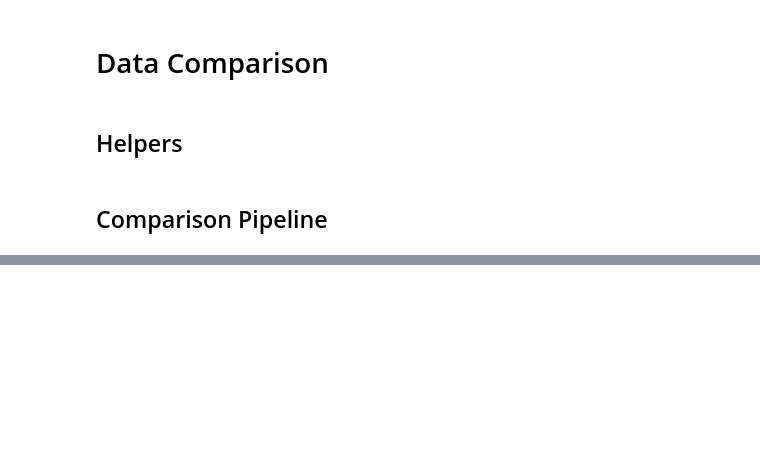
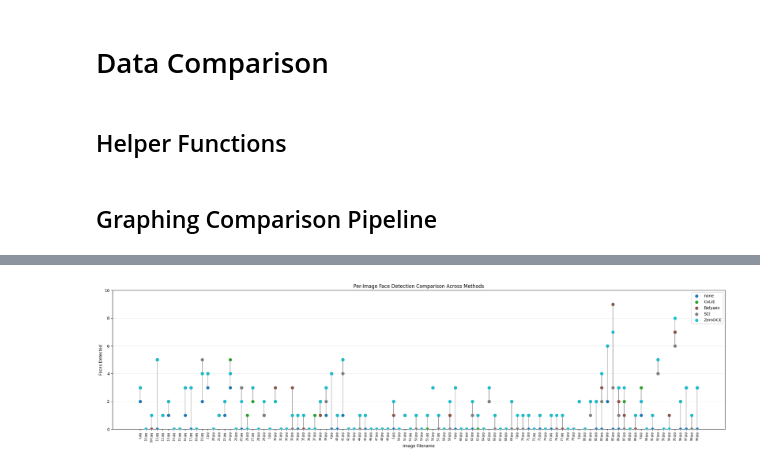
Before and after one commit to DeanP-R/modern-llie-methods, a Jupyter notebook: llie_comparison.ipynb, the cells around one changed output, grey strips where cells are left out. Drawn from its saved outputs; the diff is of its cells as text; code cells hidden in the pictures; blank space fills up the shorter version.

```diff
--- a/llie_comparison.ipynb
+++ b/llie_comparison.ipynb
@@ -426,7 +663,7 @@ Done.
 # %% [markdown]
 # Data Comparison
-# %% [markdown]
-## Helpers
+# %% [markdown]
+## Helper Functions
 # %%
 def detect_faces_with_boxes(img_dir, result_path):
     from insightface.app import FaceAnalysis
@@ -487,7 +724,7 @@ def evaluate_detection_with_iou(pred_boxes, gt_boxes, iou_thresh=0.5):
     fn = len(gt_boxes) - len(matched_gt)
     return tp, fp, fn
 # %% [markdown]
-## Comparison Pipeline
+## Graphing Comparison Pipeline
 # %%
 import os
 import json
@@ -499,13 +736,9 @@ import numpy as np
 # ---------------------------
 results_dir = "./results"
 labels_dir = "./darkface/labels"
-pred_box_dir = "./results"  # <-- where you saved full box outputs
-methods_to_compare = ["none", "Belyaev", "CoLIE", "SCI", "Retinexformer"]
-method_a = "none"
-method_b = "CoLIE"
-method_c = "Belyaev"
+pred_box_dir = "./results"  # full box outputs (e.g., for IoU matching)
+methods_to_compare = ["none", "Belyaev", "CoLIE", "SCI", "Retinexformer", "ZeroDCE"]
 iou_threshold = 0.5
-y_max = 10
 
 # ---------------------------
 # Load Ground Truth Boxes
@@ -526,7 +759,7 @@ def load_ground_truth_boxes(label_dir):
     return gt
 
 # ---------------------------
-# IoU Helper
+# IoU Helpers
 # ---------------------------
 def compute_iou(box1, box2):
     xA = max(box1[0], box2[0])
@@ -563,13 +796,14 @@ def evaluate_detection_with_iou(pred_boxes, gt_boxes, iou_thresh=0.5):
     return TP, FP, FN
 
 # ---------------------------
-# IoU-Based Evaluation Summary
+# IoU Evaluation + Summary Table
 # ---------------------------
 print("\n=== IoU-based Evaluation Summary ===")
-print(f"{'Method':15} | {'Precision':>10} | {'Recall':>8} | {'F1 Score':>9} | {'TP':>4} | {'FP':>4} | {'FN':>4}")
-print("-" * 70)
+print(f"{'Method':15} | {'Precision':>10} | {'Recall':>8} | {'F1 Score':>9} | {'TP':>13} | {'FP':>14} | {'FN':>14}")
+print("-" * 90)
 
 gt_boxes = load_ground_truth_boxes(labels_dir)
+metric_summary = {}
 
 for method in methods_to_compare:
     pred_path = os.path.join(pred_box_dir, f"{method}.json")
@@ -591,6 +825,60 @@ for method in methods_to_compare:
     precision = TP / (TP + FP + 1e-6)
     recall = TP / (TP + FN + 1e-6)
     f1 = 2 * precision * recall / (precision + recall + 1e-6)
-    print(f"{method:15} | {precision:10.2f} | {recall:8.2f} | {f1:9.2f} | {TP:4} | {FP:4} | {FN:4}")
+
+    print(f"{method:15} | {precision:10.2f} | {recall:8.2f} | {f1:9.2f} | {TP:13} | {FP:14} | {FN:14}")
+
+    metric_summary[method] = (precision, recall, f1)
+
+# ---------------------------
+# Restore: Vertical Multi-Method Comparison Plot
+# ---------------------------
+def vertical_multimethod_lines(stats, methods, y_max=None):
+    """
+    For each image, draw dots for each method and connect them vertically.
+    """
+    methods = [m for m in methods if m in stats]
+    if len(methods) < 2:
+        print("Need at least two valid methods.")
+        return
+
+    img_keys = sorted(next(iter(stats.values())).keys())
+    x = np.arange(len(img_keys))
+    method_colours = plt.cm.get_cmap("tab10", len(methods))
+
+    plt.figure(figsize=(22, 6))
+
+    for i, img in enumerate(img_keys):
+        y_vals = [stats[m].get(img, 0) for m in methods]
+        for j, y in enumerate(y_vals):
+            plt.scatter(x[i], y, color=method_colours(j), s=50, zorder=3, label=methods[j] if i == 0 else "")
+            if j > 0:
+                plt.plot([x[i], x[i]], [y_vals[j - 1], y], color='gray', alpha=0.5)
+
+    plt.xticks(x, img_keys, rotation=90, fontsize=7)
+    plt.xlabel("Image Filename")
+    plt.ylabel("Faces Detected")
+    plt.title("Per-Image Face Detection Comparison Across Methods")
+    plt.ylim(0, y_max or max(max(stats[m].values()) for m in methods) + 2)
+    plt.legend()
+    plt.grid(True, axis='y', linestyle='--', alpha=0.3)
+    plt.tight_layout()
+    plt.show()
+
+# Load simplified detection counts again for plot (not box-based)
+basic_stats = {}
+for file in os.listdir(results_dir):
+    if file.endswith(".json") and file not in ["boxes", "examples"]:  # Skip box results
+        name = os.path.splitext(file)[0]
+        with open(os.path.join(results_dir, file)) as f:
+            data = json.load(f)
+        # Only keep image_name: count (not boxes)
+        if isinstance(next(iter(data.values())), list):  # It's boxes not counts
+            basic_stats[name] = {k: len(v) for k, v in data.items()}
+        else:
+            basic_stats[name] = data
+
+# Show connected dot graph again
+vertical_multimethod_lines(basic_stats, ["none", "CoLIE", "Belyaev", "SCI", "ZeroDCE"], y_max=10)
 # %% [output]
 === IoU-based Evaluation Summary ===
@@ -603,0 +893 @@ CoLIE           |       0.74 |     0.13 |      0.22 |  106 |   37 |  694
+[figure, added]
```
Also changed, not shown: parts of 16 cells of this notebook, 4 other files.
